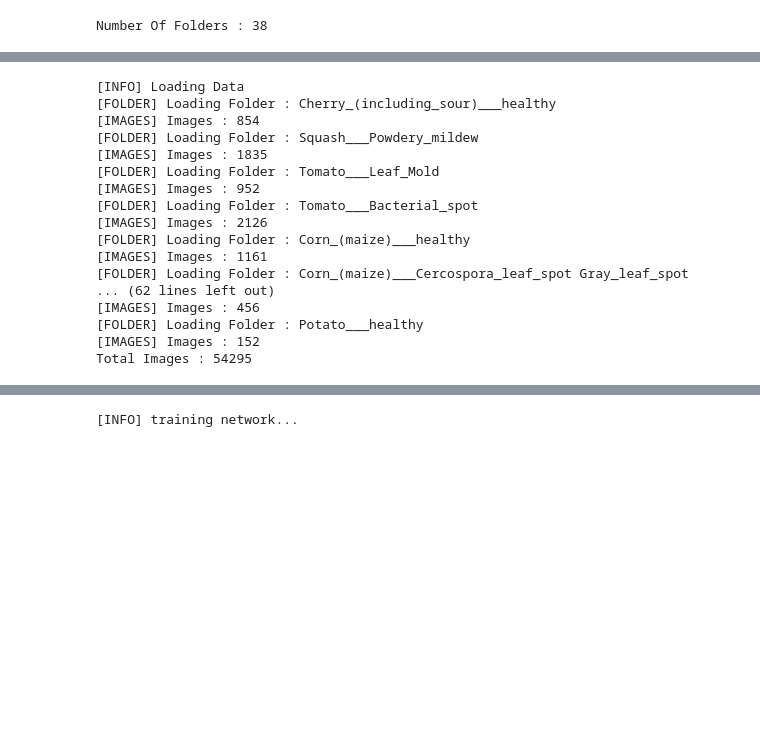
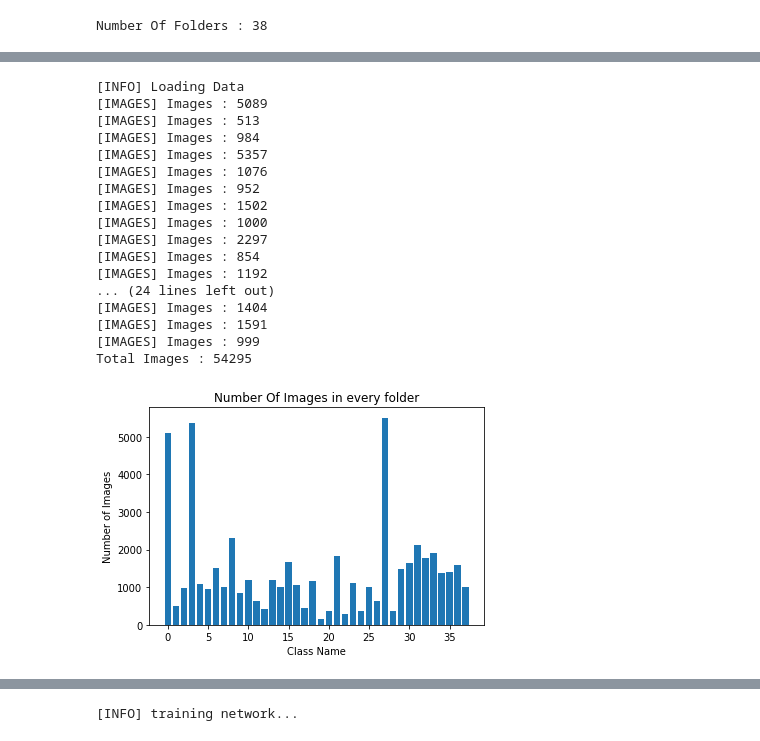
Before and after one commit to sanheensethi/gndcteam, a Jupyter notebook: PlantDisease.ipynb, the cells around one changed output, grey strips where cells are left out. Cells and saved outputs as stored; diff of their text form; code cells hidden in the pictures; blank space fills up the shorter version.

```diff
--- a/PlantDisease.ipynb
+++ b/PlantDisease.ipynb
@@ -102,31 +102,65 @@ Grape___Leaf_blight_(Isariopsis_Leaf_Spot)
 # %%
 #Viewing Number of Images in Folder
+
+class my_dictionary(dict):
+
+
+
+    # __init__ function
+
+    def __init__(self):
+
+        self = dict()
+
+
+
+    # Function to add key:value
+
+    def add(self, key, value):
+
+        self[key] = value
+
 print("[INFO] Loading Data ")
 root_dir = listdir(directory_root)
 sumP = 0
+Y = []
+
+dict_obj = my_dictionary()
+j=0
 for directory in root_dir :
-    print("[FOLDER] Loading Folder : "+str(directory))
+    #print("[FOLDER] Loading Folder : "+str(directory))
     plant_disease_image_list = listdir(f"{directory_root}/{directory}")
     lenP = len(plant_disease_image_list)
+    Y.append (lenP)
+    dict_obj.add(j,lenP)
+    j=j+1
     print("[IMAGES] Images : " + str(lenP))
     sumP += lenP
 
 print("Total Images : " + str(sumP))
+
+#BarGraph
+plt.bar(range(0,len(root_dir)),Y)
+plt.xlabel("Class Name")
+plt.ylabel("Number of Images")
+plt.title("Number Of Images in every folder")
+plt.show()
 # %% [output]
 [INFO] Loading Data
-[FOLDER] Loading Folder : Cherry_(including_sour)___healthy
+[IMAGES] Images : 5089
+[IMAGES] Images : 513
+[IMAGES] Images : 984
+[IMAGES] Images : 5357
+[IMAGES] Images : 1076
+[IMAGES] Images : 952
+[IMAGES] Images : 1502
+[IMAGES] Images : 1000
+[IMAGES] Images : 2297
 [IMAGES] Images : 854
-[FOLDER] Loading Folder : Squash___Powdery_mildew
-[IMAGES] Images : 1835
-[FOLDER] Loading Folder : Tomato___Leaf_Mold
-[IMAGES] Images : 952
-[FOLDER] Loading Folder : Tomato___Bacterial_spot
-[IMAGES] Images : 2126
-[FOLDER] Loading Folder : Corn_(maize)___healthy
-[IMAGES] Images : 1161
-[FOLDER] Loading Folder : Corn_(maize)___Cercospora_leaf_spot Gray_leaf_spot
-... (62 lines left out)
-[IMAGES] Images : 456
-[FOLDER] Loading Folder : Potato___healthy
-[IMAGES] Images : 152
+[IMAGES] Images : 1192
+... (24 lines left out)
+[IMAGES] Images : 1404
+[IMAGES] Images : 1591
+[IMAGES] Images : 999
 Total Images : 54295
+[figure, added]
```
Also changed, not shown: parts of 17 cells of this notebook.
